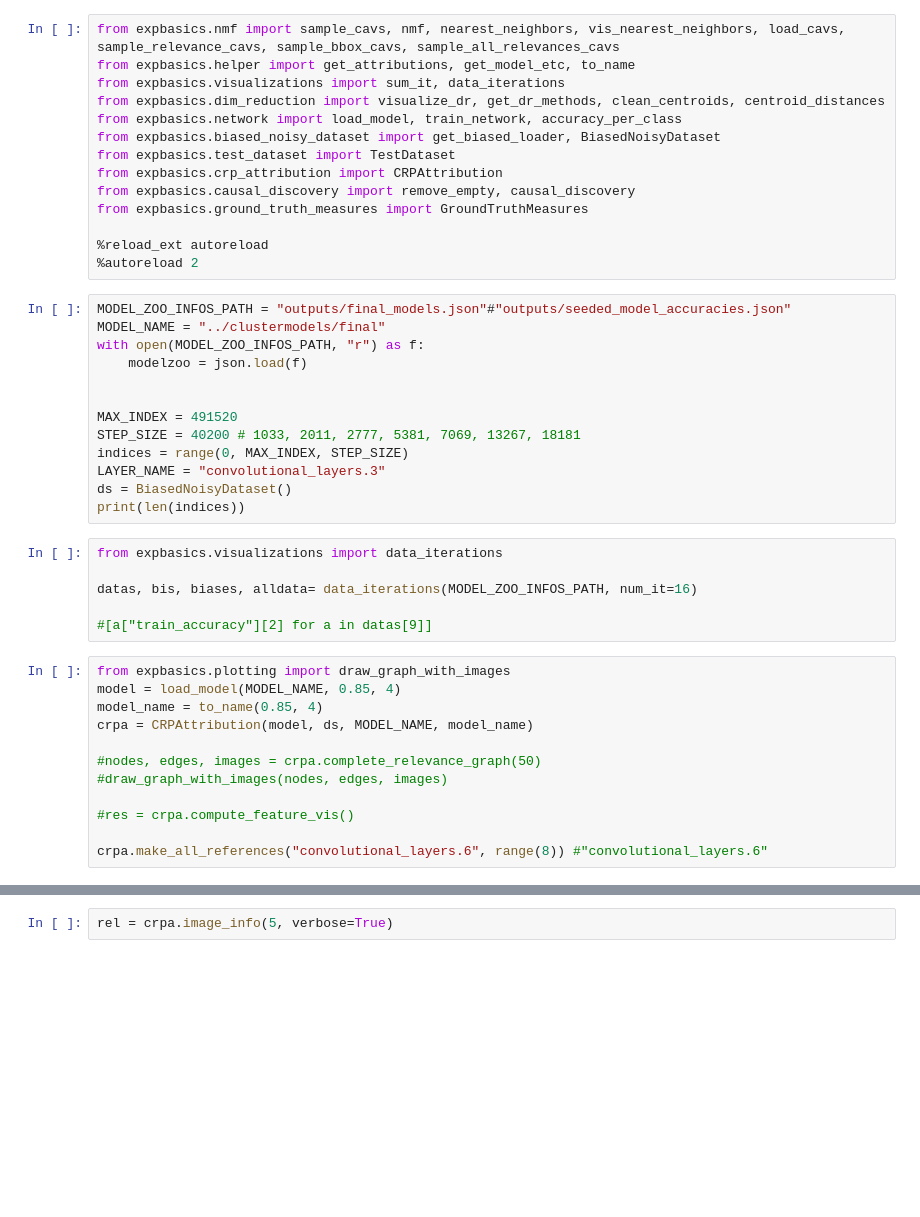
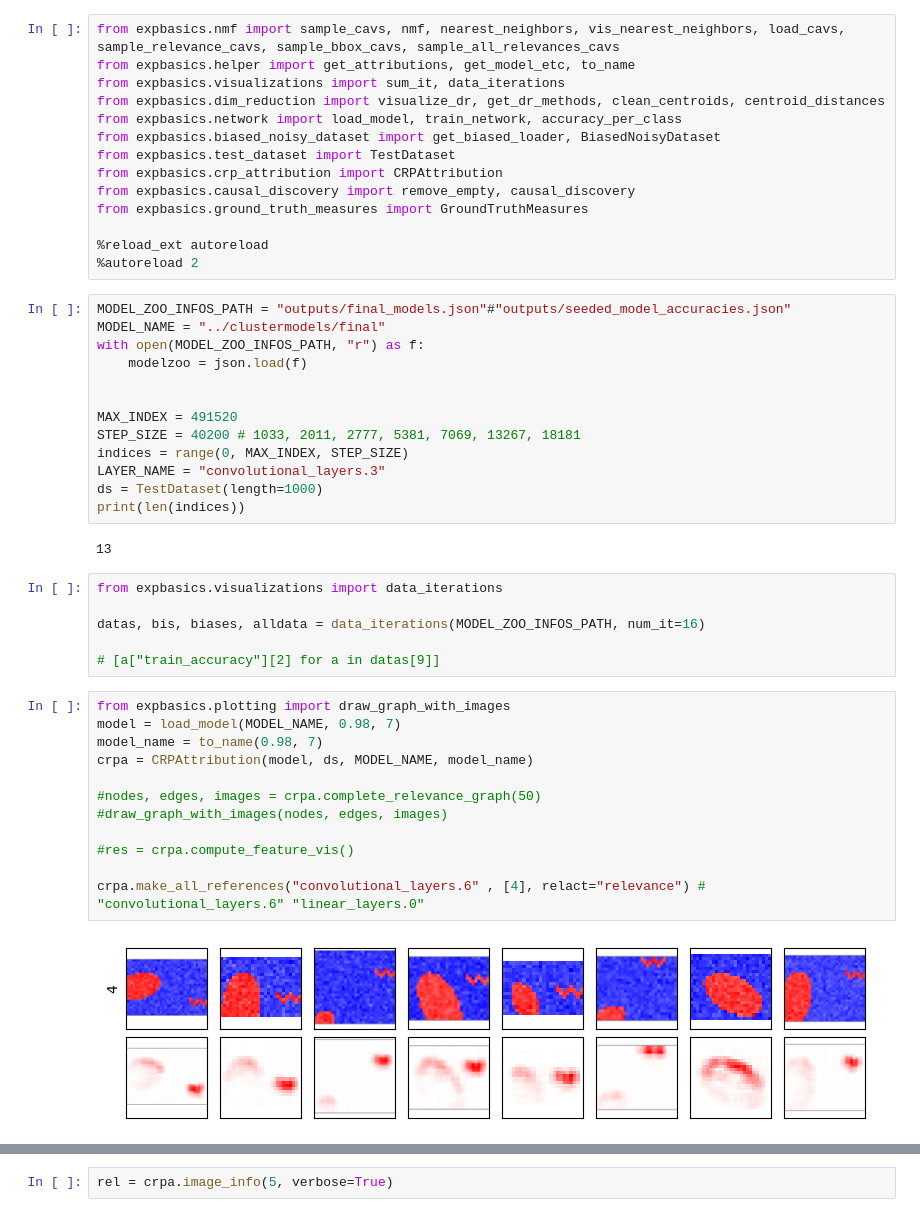
Before and after one commit to lillijo/xai-evaluation-master-thesis, a Jupyter notebook: experiments/random_visualizations.ipynb, the cells around one changed output, grey strips where cells are left out. Saved outputs shown, nothing was run; the diff lists cells and outputs as text; blank space fills up the shorter version.

```diff
--- a/experiments/random_visualizations.ipynb
+++ b/experiments/random_visualizations.ipynb
@@ -38,23 +38,27 @@ MAX_INDEX = 491520
 STEP_SIZE = 40200 # 1033, 2011, 2777, 5381, 7069, 13267, 18181
 indices = range(0, MAX_INDEX, STEP_SIZE)
 LAYER_NAME = "convolutional_layers.3"
-ds = BiasedNoisyDataset()
+ds = TestDataset(length=1000)
 print(len(indices))
+# %% [output]
+13
 # %%
 from expbasics.visualizations import data_iterations
 
-datas, bis, biases, alldata= data_iterations(MODEL_ZOO_INFOS_PATH, num_it=16)
+datas, bis, biases, alldata = data_iterations(MODEL_ZOO_INFOS_PATH, num_it=16)
 
-#[a["train_accuracy"][2] for a in datas[9]]
+# [a["train_accuracy"][2] for a in datas[9]]
 # %%
 from expbasics.plotting import draw_graph_with_images
-model = load_model(MODEL_NAME, 0.85, 4)
-model_name = to_name(0.85, 4)
+model = load_model(MODEL_NAME, 0.98, 7)
+model_name = to_name(0.98, 7)
 crpa = CRPAttribution(model, ds, MODEL_NAME, model_name)
 
 #nodes, edges, images = crpa.complete_relevance_graph(50)
 #draw_graph_with_images(nodes, edges, images)
 
 #res = crpa.compute_feature_vis()
 
-crpa.make_all_references("convolutional_layers.6", range(8)) #"convolutional_layers.6"
+crpa.make_all_references("convolutional_layers.6" , [4], relact="relevance") # "convolutional_layers.6" "linear_layers.0"
+# %% [output]
+[figure, added]
```
Also changed, not shown: parts of 6 cells of this notebook, 7 other files.
